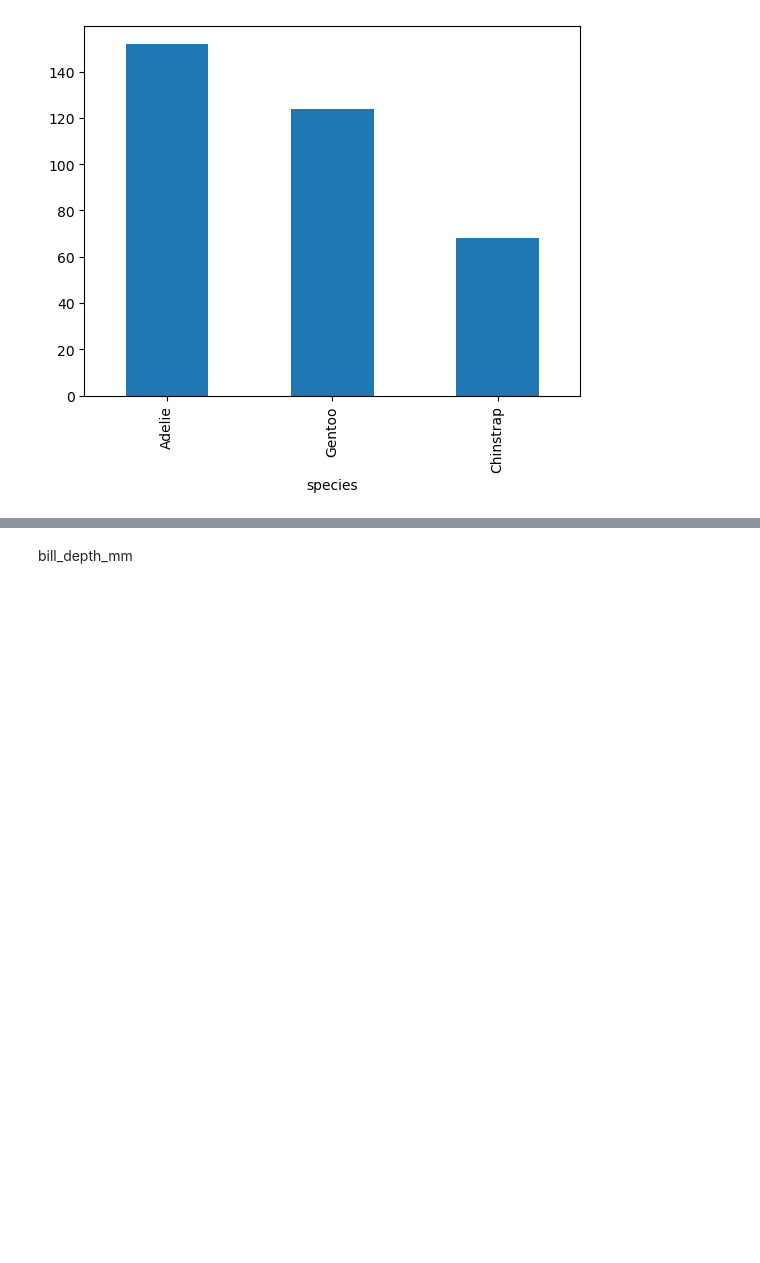
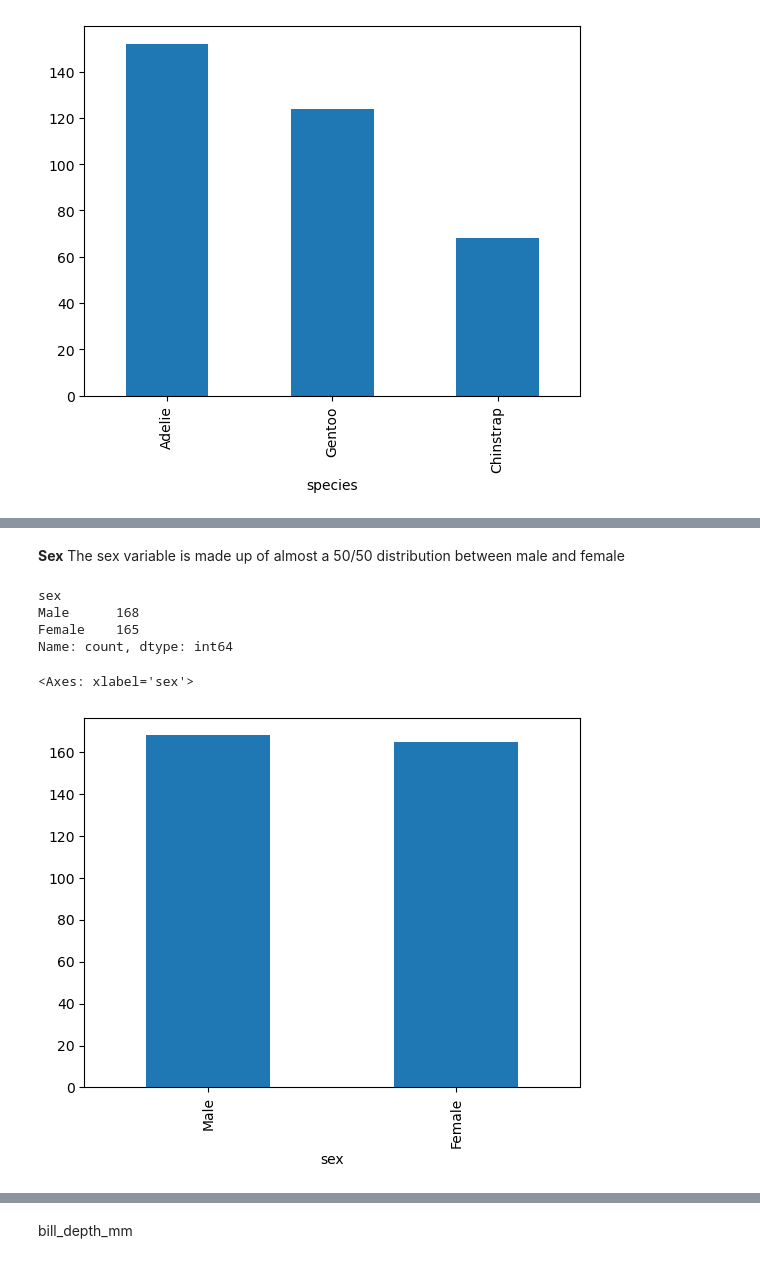
Before and after one commit to nexlanglxm/fundamentals-of-data-analysis, a Jupyter notebook: tasks.ipynb, the cells around one changed output, grey strips where cells are left out. Cells and saved outputs as stored; diff of their text form; code cells hidden in the pictures; blank space fills up the shorter version.

```diff
--- a/tasks.ipynb
+++ b/tasks.ipynb
@@ -139,0 +153,16 @@ plt.show()
+# %% [markdown]
+**Sex**
+The sex variable is made up of almost a 50/50 distribution between male and female
+# %%
+sex_counts = peng['sex'].value_counts()
+print(sex_counts)
+# %% [output]
+sex
+Male      168
+Female    165
+Name: count, dtype: int64
+# %%
+sex_counts.plot(kind='bar')
+# %% [output]
+<Axes: xlabel='sex'>
+[figure, added]
```
Also changed, not shown: parts of 24 cells of this notebook.
